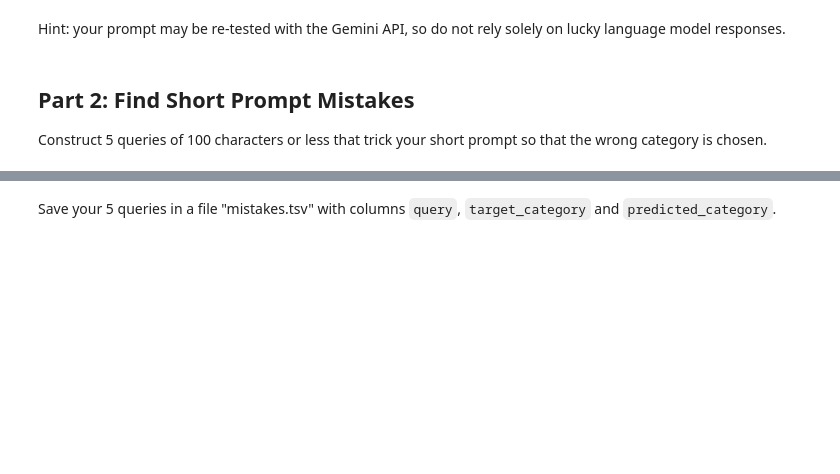
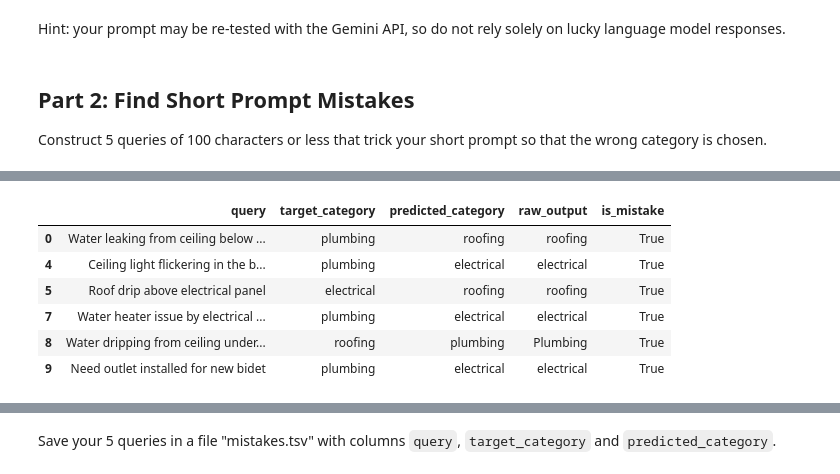
Before and after one commit to paumar2/bu-dx704-pmm, a Jupyter notebook: project-11/project-11.ipynb, the cells around one changed output, grey strips where cells are left out. Saved outputs shown, nothing was run; the diff lists cells and outputs as text; code cells hidden in the pictures; blank space fills up the shorter version.

```diff
--- a/project-11/project-11.ipynb
+++ b/project-11/project-11.ipynb
@@ -129,0 +215,11 @@ Construct 5 queries of 100 characters or less that trick your short prompt so th
+# %%
+true_mistakes_df = mistakes_df[mistakes_df["is_mistake"]].copy()
+true_mistakes_df
+# %% [output]
+|  | query | target_category | predicted_category | raw_output | is_mistake |
+| 0 | Water leaking from ceiling below ... | plumbing | roofing | roofing | True |
+| 4 | Ceiling light flickering in the b... | plumbing | electrical | electrical | True |
+| 5 | Roof drip above electrical panel | electrical | roofing | roofing | True |
+| 7 | Water heater issue by electrical ... | plumbing | electrical | electrical | True |
+| 8 | Water dripping from ceiling under... | roofing | plumbing | Plumbing | True |
+| 9 | Need outlet installed for new bidet | plumbing | electrical | electrical | True |
```
Also changed, not shown: parts of 16 cells of this notebook, 6 other files.
